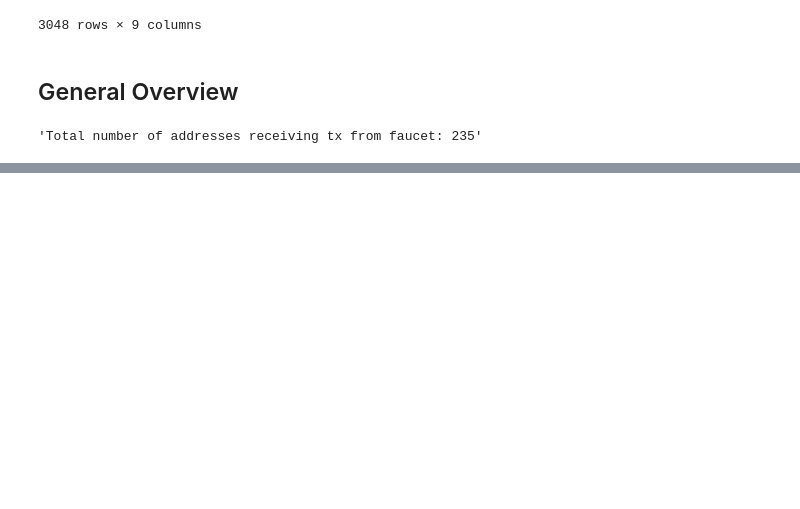
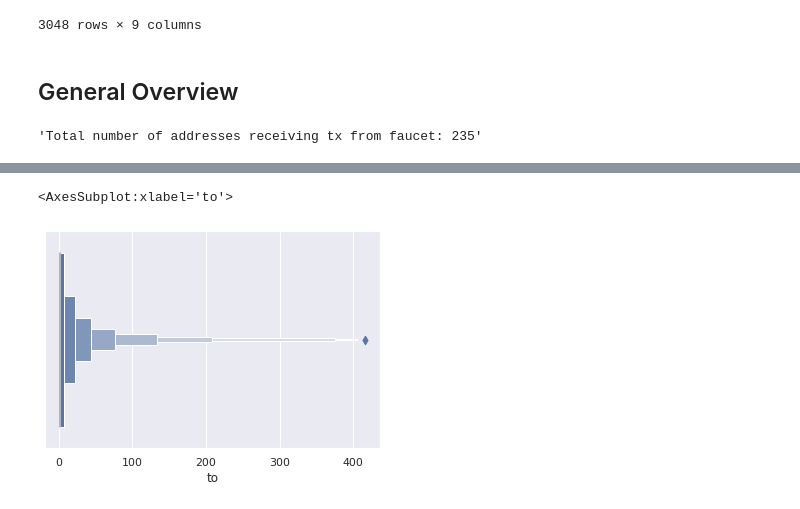
Before and after one commit to kiview/ethereum-network-analysis, a Jupyter notebook: faceut_exploit_analysis.ipynb, the cells around one changed output, grey strips where cells are left out. Drawn from its saved outputs; the diff is of its cells as text; code cells hidden in the pictures; blank space fills up the shorter version.

```diff
--- a/faceut_exploit_analysis.ipynb
+++ b/faceut_exploit_analysis.ipynb
@@ -361,0 +94,7 @@ ad
+# %%
+boxen_plot = sns.boxenplot(tx_per_address)
+boxen_plot.figure.savefig('boxen.png')
+boxen_plot
+# %% [output]
+<AxesSubplot:xlabel='to'>
+[figure, added]
```
Also changed, not shown: parts of 48 cells of this notebook.
